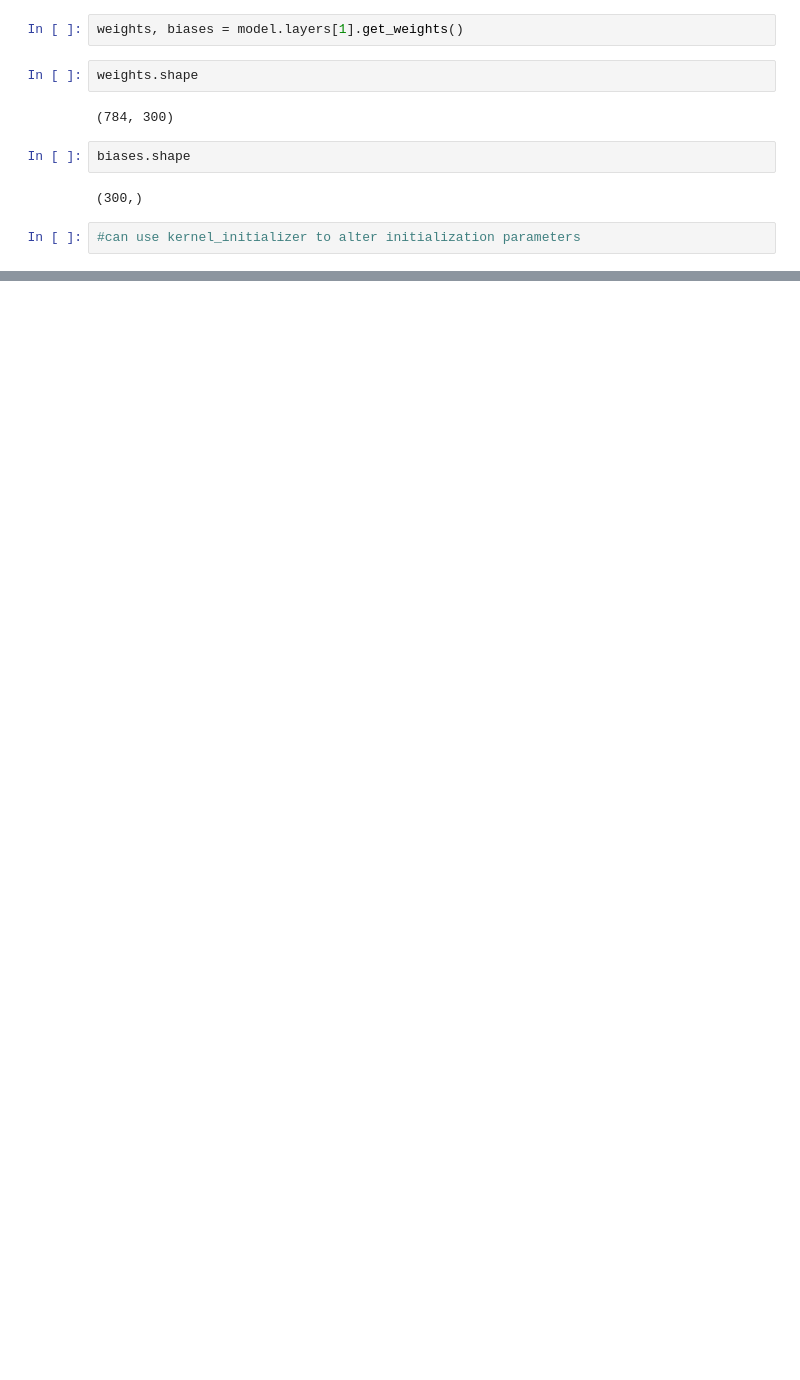
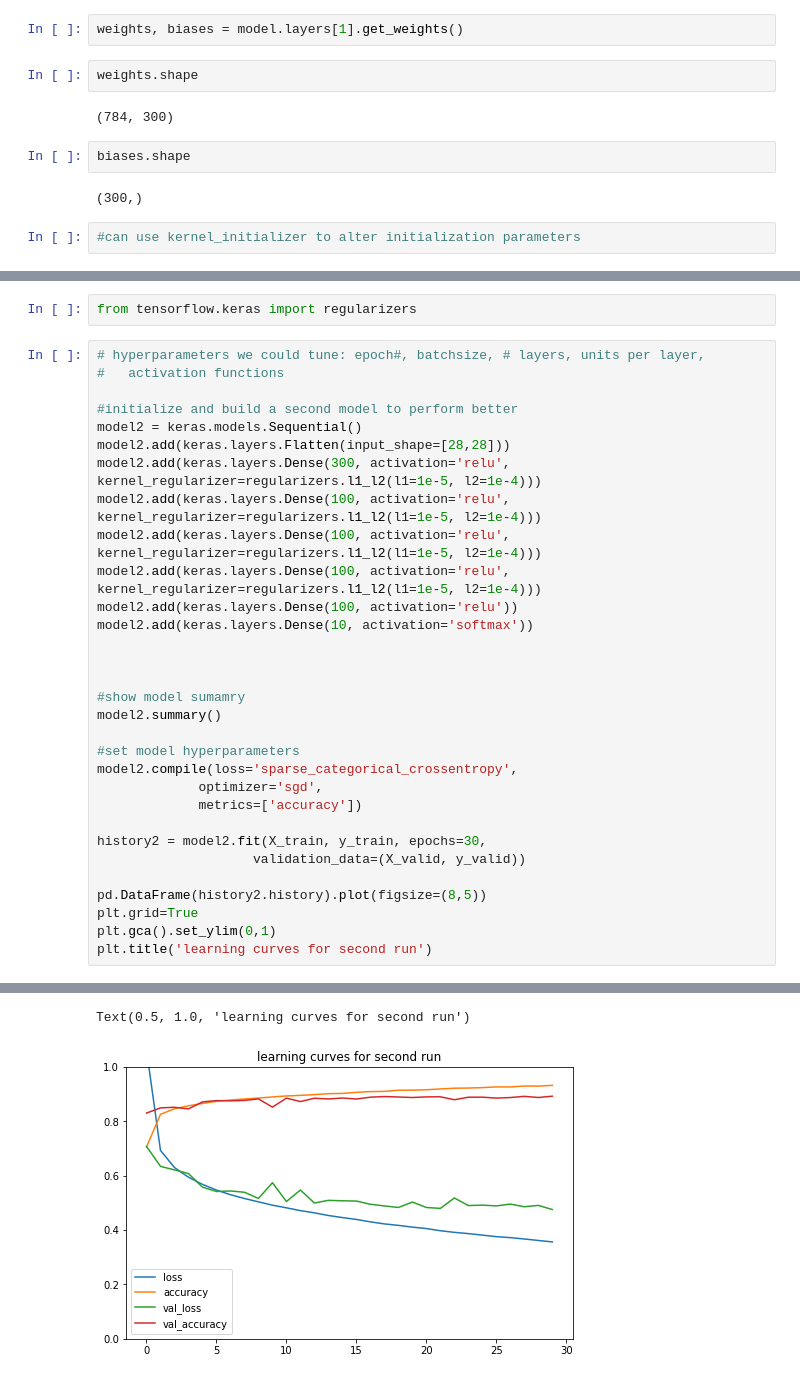
Before and after one commit to JakeHeffley/BME890_Repo, a Jupyter notebook: Ch10_Notes.ipynb, the cells around one changed output, grey strips where cells are left out. Saved outputs shown, nothing was run; the diff lists cells and outputs as text; blank space fills up the shorter version.

```diff
--- a/Ch10_Notes.ipynb
+++ b/Ch10_Notes.ipynb
@@ -227,0 +288,34 @@ biases.shape
+# %%
+from tensorflow.keras import regularizers
+# %%
+# hyperparameters we could tune: epoch#, batchsize, # layers, units per layer,
+#   activation functions
+
+#initialize and build a second model to perform better
+model2 = keras.models.Sequential()
+model2.add(keras.layers.Flatten(input_shape=[28,28]))
+model2.add(keras.layers.Dense(300, activation='relu', kernel_regularizer=regularizers.l1_l2(l1=1e-5, l2=1e-4)))
+model2.add(keras.layers.Dense(100, activation='relu', kernel_regularizer=regularizers.l1_l2(l1=1e-5, l2=1e-4)))
+model2.add(keras.layers.Dense(100, activation='relu', kernel_regularizer=regularizers.l1_l2(l1=1e-5, l2=1e-4)))
+model2.add(keras.layers.Dense(100, activation='relu', kernel_regularizer=regularizers.l1_l2(l1=1e-5, l2=1e-4)))
+model2.add(keras.layers.Dense(100, activation='relu'))
+model2.add(keras.layers.Dense(10, activation='softmax'))
+
+
+
+#show model sumamry
+model2.summary()
+
+#set model hyperparameters
+model2.compile(loss='sparse_categorical_crossentropy',
+             optimizer='sgd',
+             metrics=['accuracy'])
+
+history2 = model2.fit(X_train, y_train, epochs=30,
+                    validation_data=(X_valid, y_valid))
+
+pd.DataFrame(history2.history).plot(figsize=(8,5))
+plt.grid=True
+plt.gca().set_ylim(0,1)
+plt.title('learning curves for second run')
+# %% [output]
@@ -227,0 +339,2 @@ biases.shape
+Text(0.5, 1.0, 'learning curves for second run')
+[figure, added]
```
Also changed, not shown: parts of 21 cells of this notebook.
